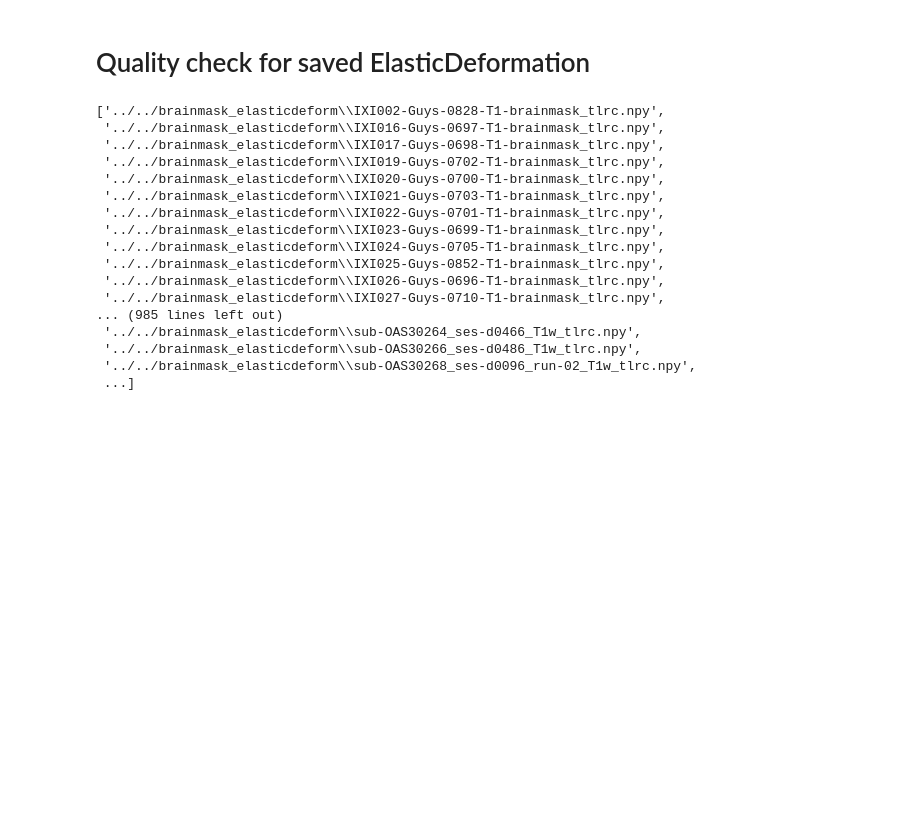
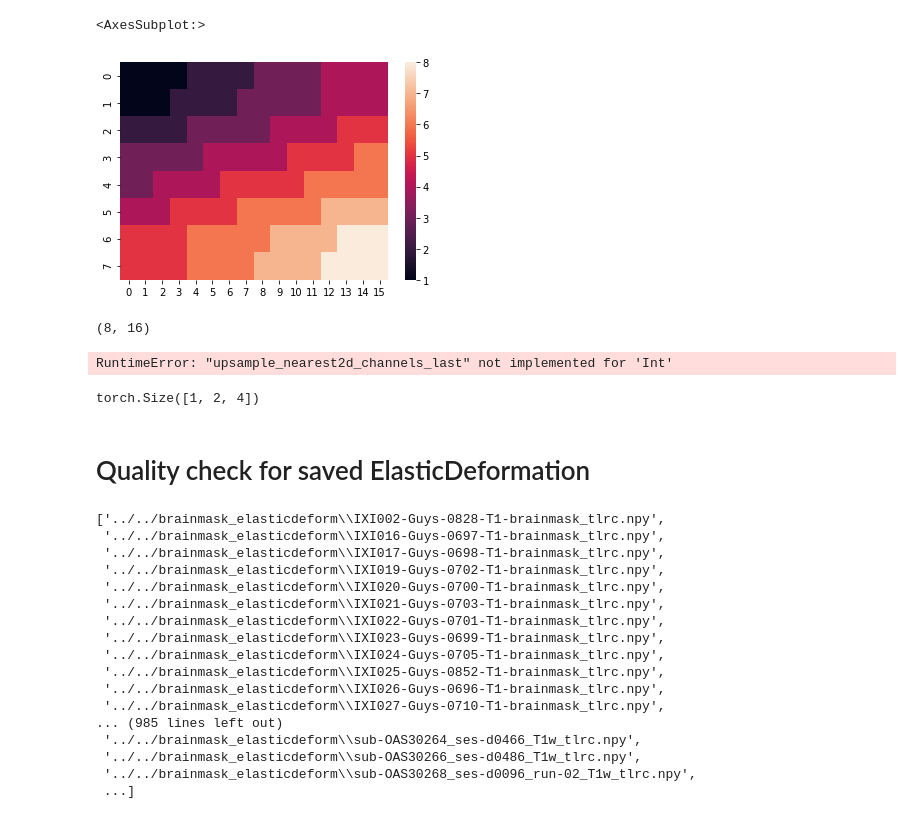
Before and after one commit to 1pha/brain-age-prediction, a Jupyter notebook: dump.ipynb, the cells around one changed output. Saved outputs shown, nothing was run; the diff lists cells and outputs as text; code cells hidden in the pictures; blank space fills up the shorter version.

```diff
--- a/dump.ipynb
+++ b/dump.ipynb
@@ -1,3 +162,23 @@
+# %%
+sns.heatmap(zoom(X, (4, 4)))
+# %% [output]
+<AxesSubplot:>
+[figure, added]
+# %%
+zoom(X, (4, 4)).shape
+# %% [output]
+(8, 16)
+# %%
+import torch
+import torch.nn.functional as F
+
+F.interpolate(torch.tensor(X)[None, None, ...], size=(8, 16))
+# %% [output]
+RuntimeError: "upsample_nearest2d_channels_last" not implemented for 'Int'
+# %%
+torch.tensor(X)[None, ...].shape
+# %% [output]
+torch.Size([1, 2, 4])
 # %% [markdown]
 # Quality check for saved ElasticDeformation
 # %%
```
Also changed, not shown: parts of 23 cells of this notebook, 5 other files.
